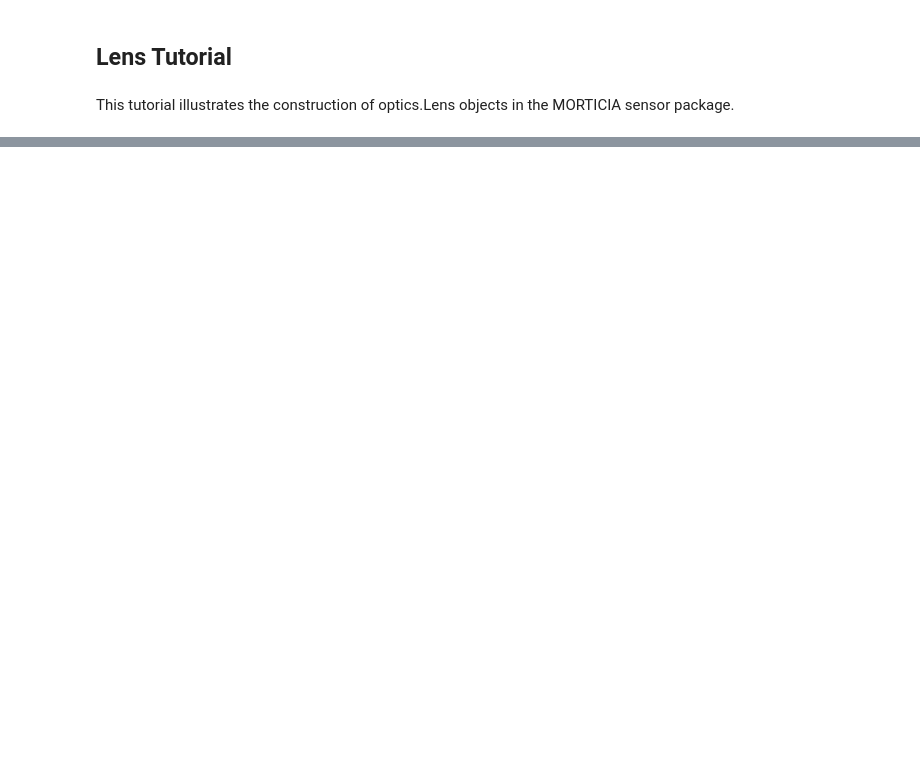
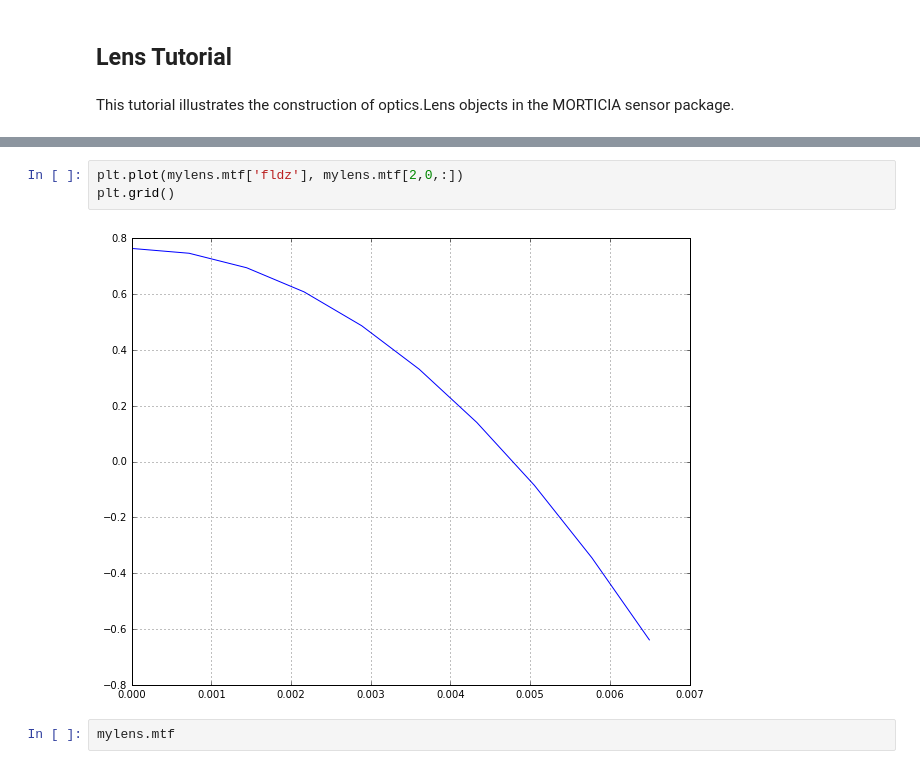
Before and after one commit to derekjgriffith/nbMORTICIA, a Jupyter notebook: sensor/03a-LensTutorial.ipynb, the cells around one changed output, grey strips where cells are left out. Drawn from its saved outputs; the diff is of its cells as text; blank space fills up the shorter version.

```diff
--- a/sensor/03a-LensTutorial.ipynb
+++ b/sensor/03a-LensTutorial.ipynb
@@ -47,0 +83,7 @@ myLens = optics.Lens(efl=[30, 'mm'], fno=2.0, trn=spec_trans)
+# %%
+plt.plot(mylens.mtf['fldz'], mylens.mtf[2,0,:])
+plt.grid()
+# %% [output]
+[figure, added]
+# %%
+mylens.mtf
```
Also changed, not shown: parts of 10 cells of this notebook, 3 other files.
